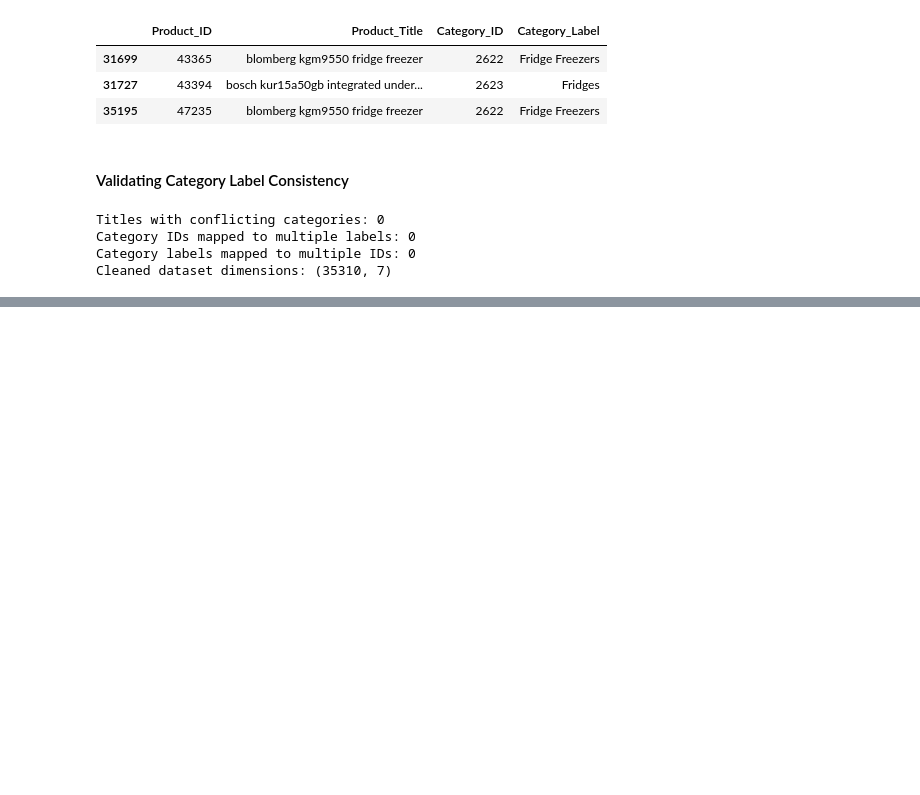
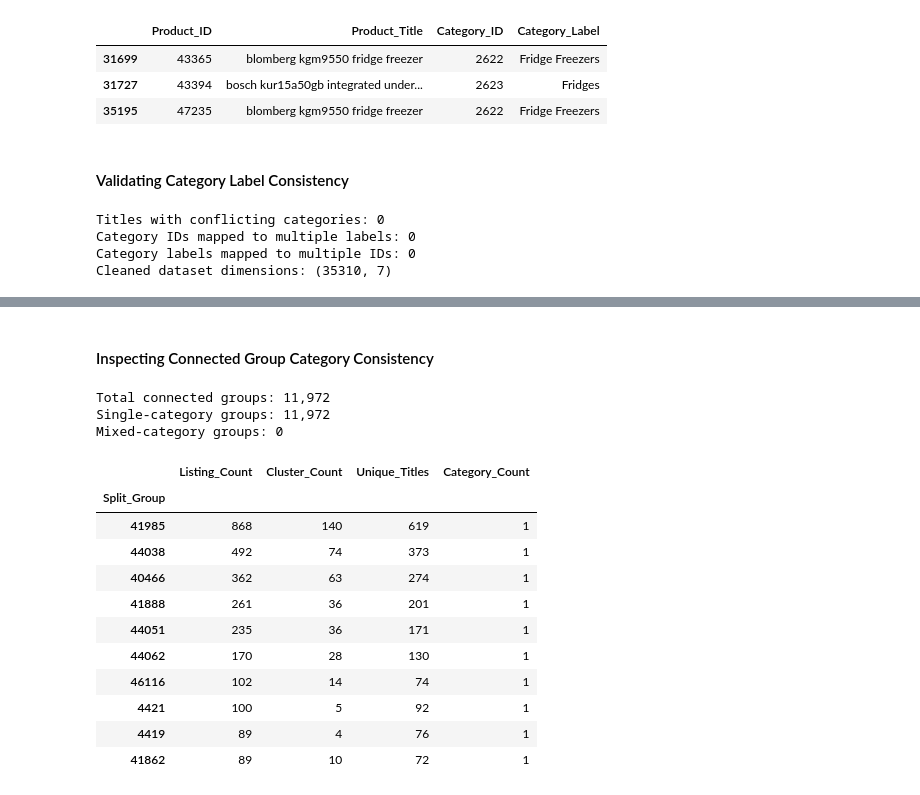
Before and after one commit to TejasMJ/Product-Taxonomy-Intelligence, a Jupyter notebook: notebooks/03_data_preparation.ipynb, the cells around one changed output, grey strips where cells are left out. Cells and saved outputs as stored; diff of their text form; code cells hidden in the pictures; blank space fills up the shorter version.

```diff
--- a/notebooks/03_data_preparation.ipynb
+++ b/notebooks/03_data_preparation.ipynb
@@ -377,0 +507,49 @@ Cleaned dataset dimensions: (35310, 7)
+# %% [markdown]
+#### Inspecting Connected Group Category Consistency
+# %%
+# Calculating the number of distinct categories within each connected group
+group_category_counts = (
+    df_clean.groupby("Split_Group")["Category_Label"]
+    .nunique()
+)
+
+# Identifying connected groups containing multiple categories
+mixed_category_groups = group_category_counts[
+    group_category_counts > 1
+]
+
+# Summarizing category consistency
+print(f"Total connected groups: {len(group_category_counts):,}")
+print(f"Single-category groups: {(group_category_counts == 1).sum():,}")
+print(f"Mixed-category groups: {len(mixed_category_groups):,}")
+
+# Inspecting the largest connected groups
+largest_groups = (
+    df_clean.groupby("Split_Group")
+    .agg(
+        Listing_Count=("Product_ID", "size"),
+        Cluster_Count=("Cluster_ID", "nunique"),
+        Unique_Titles=("Product_Title", "nunique"),
+        Category_Count=("Category_Label", "nunique")
+    )
+    .sort_values("Listing_Count", ascending=False)
+    .head(10)
+)
+
+display(largest_groups)
+# %% [output]
+Total connected groups: 11,972
+Single-category groups: 11,972
+Mixed-category groups: 0
+|  | Listing_Count | Cluster_Count | Unique_Titles | Category_Count |
+| Split_Group |  |  |  |  |
+| 41985 | 868 | 140 | 619 | 1 |
+| 44038 | 492 | 74 | 373 | 1 |
+| 40466 | 362 | 63 | 274 | 1 |
+| 41888 | 261 | 36 | 201 | 1 |
+| 44051 | 235 | 36 | 171 | 1 |
+| 44062 | 170 | 28 | 130 | 1 |
+| 46116 | 102 | 14 | 74 | 1 |
+| 4421 | 100 | 5 | 92 | 1 |
+| 4419 | 89 | 4 | 76 | 1 |
+| 41862 | 89 | 10 | 72 | 1 |
```
Also changed, not shown: parts of 24 cells of this notebook.
